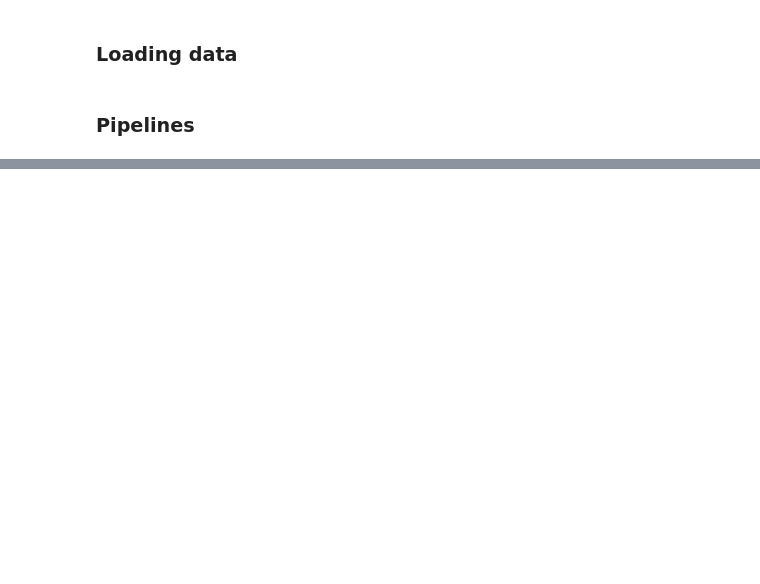
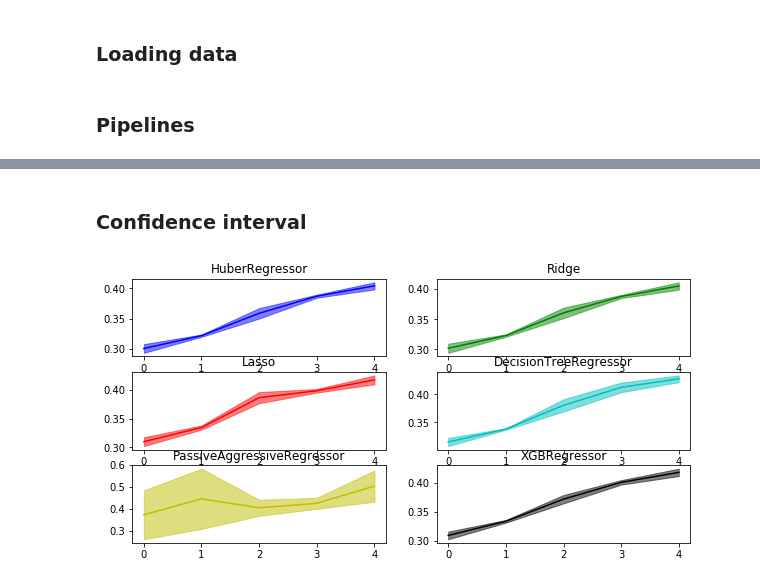
Before and after one commit to whiteRa2bit/cern_summer_project, a Jupyter notebook: ensemble_freq_experiments.ipynb, the cells around one changed output, grey strips where cells are left out. Drawn from its saved outputs; the diff is of its cells as text; code cells hidden in the pictures; blank space fills up the shorter version.

```diff
--- a/ensemble_freq_experiments.ipynb
+++ b/ensemble_freq_experiments.ipynb
@@ -96,0 +158,15 @@ ____________________________________________________________
+# %% [markdown]
+### Confidence interval
+# %%
+import matplotlib.patches as mpatches
+from matplotlib.colors import colorConverter as cc
+
+def plot_mean_and_CI(mean, lb, ub, color_mean=None, color_shading=None, xticks=freq_range):
+    lb = mean + lb
+    ub = mean + ub
+    # plot the shaded range of the confidence intervals
+    plt.fill_between(range(mean.shape[0]), ub, lb,
+                     color=color_shading, alpha=.5)
+    # plot the mean on top
+#     plt.xticks(xticks)
+    plt.plot(mean, color_mean)
@@ -96,0 +175,16 @@ ____________________________________________________________
+# %%
+# axs = [plt.subplot(321), fig.add_subplot(322), fig.add_subplot(323), fig.add_subplot(324),\
+#                                               fig.add_subplot(325), fig.add_subplot(326)]
+from pylab import rcParams
+rcParams['figure.figsize'] = 10, 10
+
+for metric in ['r2', 'mse', 'mae', 'rmse']:
+    for i in range(len(models)):
+        plt.subplot(321 + i)
+        plt.title(type(models[i]).__name__)
+        plot_mean_and_CI(np.array(models_scores[type(models[i]).__name__]['r2'])[:, 0],\
+                            -np.array(models_scores[type(models[i]).__name__]['r2'])[:, 1],\
+                             np.array(models_scores[type(models[i]).__name__]['r2'])[:, 1],\
+                                 color_mean=colors[i], color_shading=colors[i])
+# %% [output]
+[figure, added]
```
Also changed, not shown: parts of 14 cells of this notebook, 1 other file.
